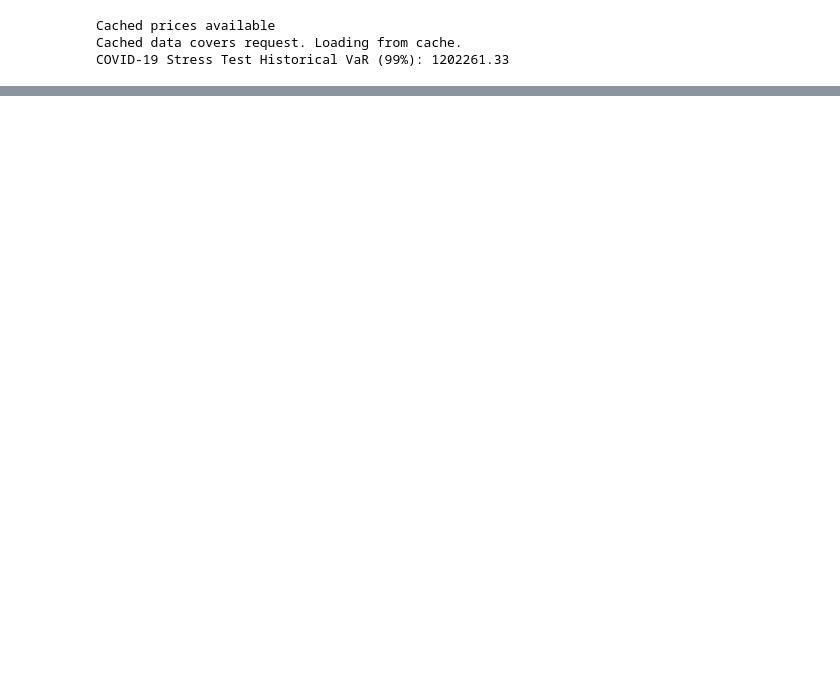
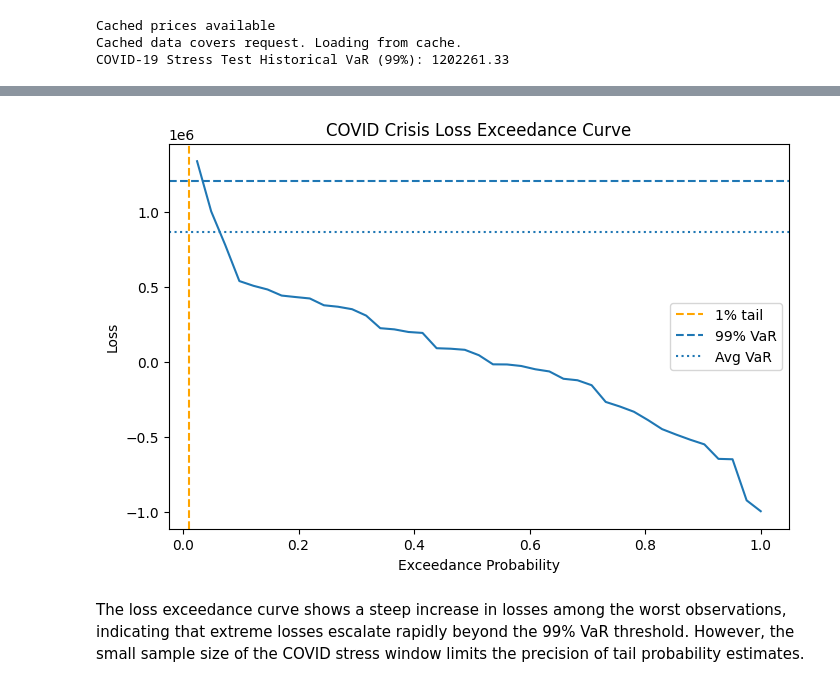
Before and after one commit to thomashjs/risk-capital-engine, a Jupyter notebook: notebooks/stress_testing.ipynb, the cells around one changed output, grey strips where cells are left out. Saved outputs shown, nothing was run; the diff lists cells and outputs as text; code cells hidden in the pictures; blank space fills up the shorter version.

```diff
--- a/notebooks/stress_testing.ipynb
+++ b/notebooks/stress_testing.ipynb
@@ -77,0 +167,26 @@ normal_var = stress_var(
+# %%
+# Loss exceedance curve (tail plot)
+
+sorted_losses = covid_losses.sort_values(ascending=False).reset_index(drop=True)
+
+exceedance_prob = (sorted_losses.index + 1) / len(sorted_losses)
+
+plt.figure(figsize=(8,5))
+
+plt.plot(exceedance_prob, sorted_losses)
+
+plt.axvline(0.01, linestyle="--", label="1% tail", color="orange")
+plt.axhline(covid_tail, linestyle="--", label="99% VaR")
+plt.axhline(covid_var["VaR"].mean(), linestyle=":", label="Avg VaR")
+
+plt.xlabel("Exceedance Probability")
+plt.ylabel("Loss")
+plt.title("COVID Crisis Loss Exceedance Curve")
+
+plt.legend()
+
+plt.show()
+# %% [output]
+[figure, added]
+# %% [markdown]
+The loss exceedance curve shows a steep increase in losses among the worst observations, indicating that extreme losses escalate rapidly beyond the 99% VaR threshold. However, the small sample size of the COVID stress window limits the precision of tail probability estimates.
```
Also changed, not shown: parts of 9 cells of this notebook.
